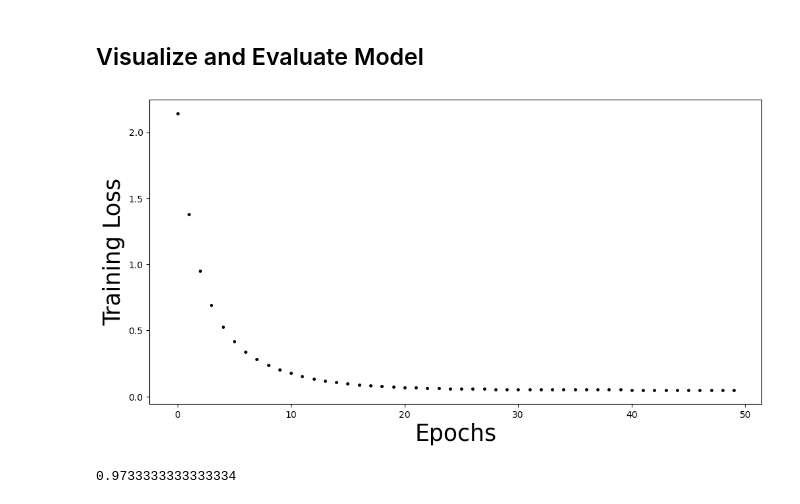
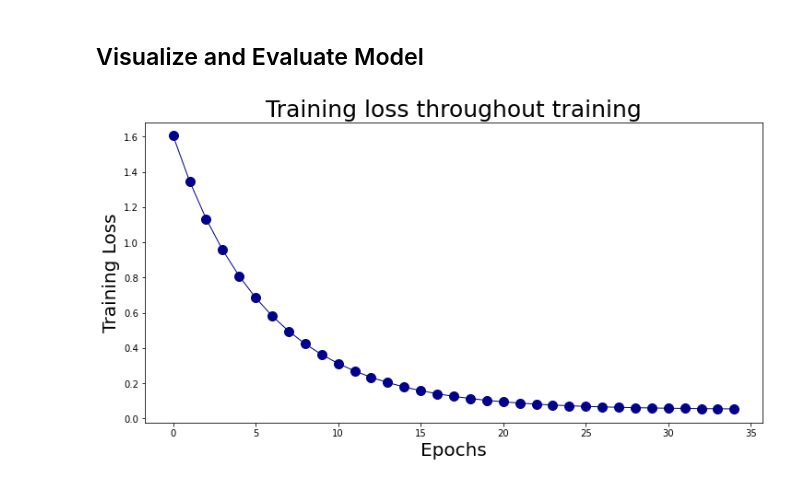
Before and after one commit to dfredin/PHYS-417-Neural-Networks, a Jupyter notebook: Lab_2_DanielFredin.ipynb, the cells around one changed output. Drawn from its saved outputs; the diff is of its cells as text; code cells hidden in the pictures.

```diff
--- a/Lab_2_DanielFredin.ipynb
+++ b/Lab_2_DanielFredin.ipynb
@@ -117,38 +124,32 @@ class irisClassification(torch.nn.Module):
 
         super(irisClassification, self).__init__() # This line allows us to use attributes/methods from torch.nn.Module
 
-        # YOUR CODE HERE
-        #self.layer1 = torch.nn.Linear(input_dim, output_dim)
-        self.layer1 = torch.nn.Linear(input_dim, 50)
-        self.layer2 = torch.nn.Linear(50, output_dim)
-        #self.layer2 = torch.nn.Linear(input_dim, output_dim)  # 2nd layer may be needed later
+        self.input_layer = torch.nn.Linear(input_dim, 32) # Input layer with input dimensions and hidden layer nodes
+        self.output_layer = torch.nn.Linear(32, output_dim) # Output layer with hidden layer nodes and output dimensions
 
-    def forward(self, x):
+    def forward(self, x): # Forward propagation
 
-        # YOUR CODE HERE
-        out = self.layer1(x)
-        out = self.layer2(out)
-        #out = self.layer2(out) # 2nd layer may be needed later
+        out = self.input_layer(x) # Takes input data from input nodes and runs it through the hidden layer nodes
+        out = self.output_layer(out) # Takes output from hidden layer nodes and runs it to the output layer node
 
         return out
 # %% [markdown]
 ## Define Hyperparameters
 # %%
-model = irisClassification(input_dim = 4, output_dim =1)
-# YOUR CODE HERE
+# input_dim = 4 since we have 4 inputs: the sepal length and width, and the petal length and width
+# output_dim = 1 since we have 1 output: the categorical iris classification of 0, 1, or 2
+model = irisClassification(input_dim = 4, output_dim = 1)
 
-learning_rate = 0.01
-# YOUR CODE HERE
-epochs  = 50
-# YOUR CODE HERE, This has to be <50
+learning_rate = 0.01 # Generally good number to start for the learning rate which defines
+                     # how quickly the network updates the weights and biases.
+epochs  = 35 # This has to be <50
 
 # We will use gradient descent for our optimizer and Mean Squared Error Loss function
 loss_func = torch.nn.MSELoss()
 optimizer = torch.optim.SGD(model.parameters(), lr = learning_rate)
 
-# Run this line if you have PyTorch GPU version
-if torch.cuda.is_available():
-    model.cuda()
+if torch.cuda.is_available(): # Checks if the GPU is available for processing
+    model.cuda() # Sends the model to the GPU for processing
 # %% [markdown]
 ## Identify Tracked Values
 # %%
@@ -209,45 +206,11 @@ epoch 49, loss 0.050087280571460724
 # %% [markdown]
 ## Visualize and Evaluate Model
 # %%
-# Plot your training loss throughout the training
-# Include proper x and y labels for the plot
-
+# Plots the model's training loss for all epochs
 plt.figure(figsize=(12, 6))
-
-# YOUR CODE HERE
-plt.plot(np.arange(0,epochs), train_loss_list, '.', color = 'black', markersize = 5)
-plt.xlabel('Epochs', fontsize = 25)
-plt.ylabel('Training Loss', fontsize = 25);
+plt.plot(np.arange(0,epochs), train_loss_list, '-o', color = 'darkblue', markersize = 10, linewidth = 1)
+plt.title("Training loss throughout training", fontsize = 25)
+plt.xlabel('Epochs', fontsize = 20)
+plt.ylabel('Training Loss', fontsize = 20);
 # %% [output]
-[figure, old version]
+[figure, new version]
-# %%
-# Confirm that your model's training accuracy is >90%
-
-with torch.no_grad():
-
-    # Compare your model predictions with targets (y_train) to compute the training accuracy
-    # YOUR CODE HERE
-
-    if torch.cuda.is_available(): # If using GPU version
-
-        predicted = model(torch.from_numpy(X_train).float().cuda()).cpu().numpy()
-
-    else: # If using CPU version
-
-        predicted = model(torch.from_numpy(X_train)).float().numpy()
-
-
-    #print(predicted)
-    #print("a: " + str(model.layer1.weight.cpu().numpy()), "b: " + str(model.layer1.bias.cpu().numpy()))
-
-# Training accuracy = (# of correct predictions) / (total # of training samples)
-# You can round the model predictions to integer (e.g. 0.34 -> 0, 1.78 -> 2)
-
-# YOUR CODE HERE
-
-np.rint(predicted)
-
-training_Acc = np.count_nonzero((np.rint(predicted) == targets.cpu().numpy()))/len(predicted)
-training_Acc
-# %% [output]
-0.9733333333333334
```
Also changed, not shown: parts of 13 cells of this notebook.
